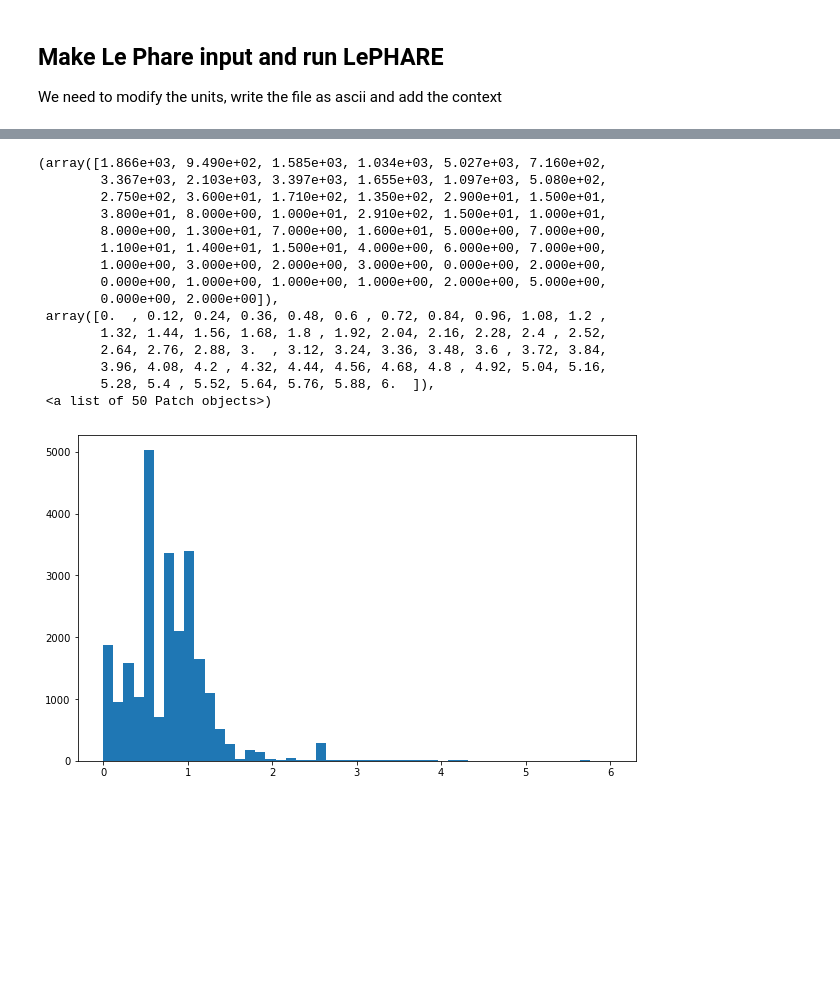
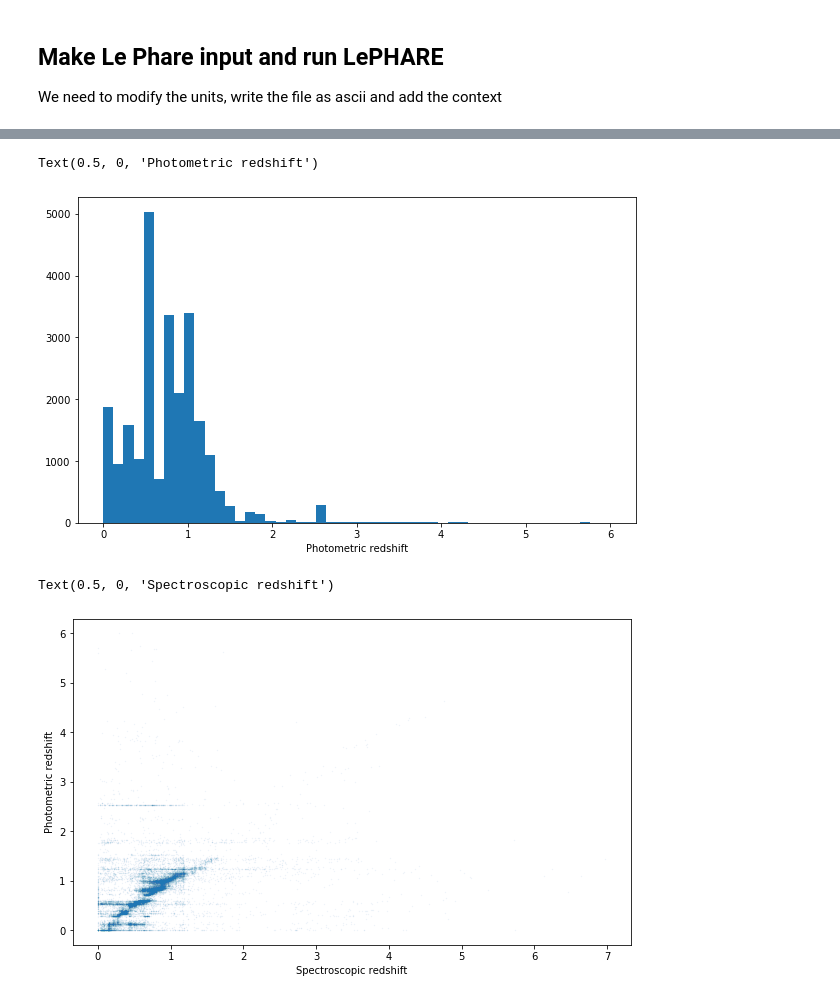
Before and after one commit to lsst-uk/lsst-ir-fusion, a Jupyter notebook: dmu6/dmu6_VIDEO/1_Make_sxds_photoz_input.ipynb, the cells around one changed output, grey strips where cells are left out. Drawn from its saved outputs; the diff is of its cells as text; code cells hidden in the pictures; blank space fills up the shorter version.

Commit message:
Lephare run and basic plots produced

```diff
--- a/dmu6/dmu6_VIDEO/1_Make_sxds_photoz_input.ipynb
+++ b/dmu6/dmu6_VIDEO/1_Make_sxds_photoz_input.ipynb
@@ -729,19 +733,13 @@ Table length=5
 # %%
 plt.hist(out['Z_BEST'],bins=50)
+plt.xlabel('Photometric redshift')
 # %% [output]
-(array([1.866e+03, 9.490e+02, 1.585e+03, 1.034e+03, 5.027e+03, 7.160e+02,
-        3.367e+03, 2.103e+03, 3.397e+03, 1.655e+03, 1.097e+03, 5.080e+02,
-        2.750e+02, 3.600e+01, 1.710e+02, 1.350e+02, 2.900e+01, 1.500e+01,
-        3.800e+01, 8.000e+00, 1.000e+01, 2.910e+02, 1.500e+01, 1.000e+01,
-        8.000e+00, 1.300e+01, 7.000e+00, 1.600e+01, 5.000e+00, 7.000e+00,
-        1.100e+01, 1.400e+01, 1.500e+01, 4.000e+00, 6.000e+00, 7.000e+00,
-        1.000e+00, 3.000e+00, 2.000e+00, 3.000e+00, 0.000e+00, 2.000e+00,
-        0.000e+00, 1.000e+00, 1.000e+00, 1.000e+00, 2.000e+00, 5.000e+00,
-        0.000e+00, 2.000e+00]),
- array([0.  , 0.12, 0.24, 0.36, 0.48, 0.6 , 0.72, 0.84, 0.96, 1.08, 1.2 ,
-        1.32, 1.44, 1.56, 1.68, 1.8 , 1.92, 2.04, 2.16, 2.28, 2.4 , 2.52,
-        2.64, 2.76, 2.88, 3.  , 3.12, 3.24, 3.36, 3.48, 3.6 , 3.72, 3.84,
-        3.96, 4.08, 4.2 , 4.32, 4.44, 4.56, 4.68, 4.8 , 4.92, 5.04, 5.16,
-        5.28, 5.4 , 5.52, 5.64, 5.76, 5.88, 6.  ]),
- <a list of 50 Patch objects>)
+Text(0.5, 0, 'Photometric redshift')
-[figure, old version]
+[figure, new version]
+# %%
+plt.scatter(out['ZSPEC'],out['Z_BEST'],s=0.1,alpha=0.1)
+plt.ylabel('Photometric redshift')
+plt.xlabel('Spectroscopic redshift')
+# %% [output]
+Text(0.5, 0, 'Spectroscopic redshift')
+[figure, added]
```
Also changed, not shown: parts of 7 cells of this notebook.
